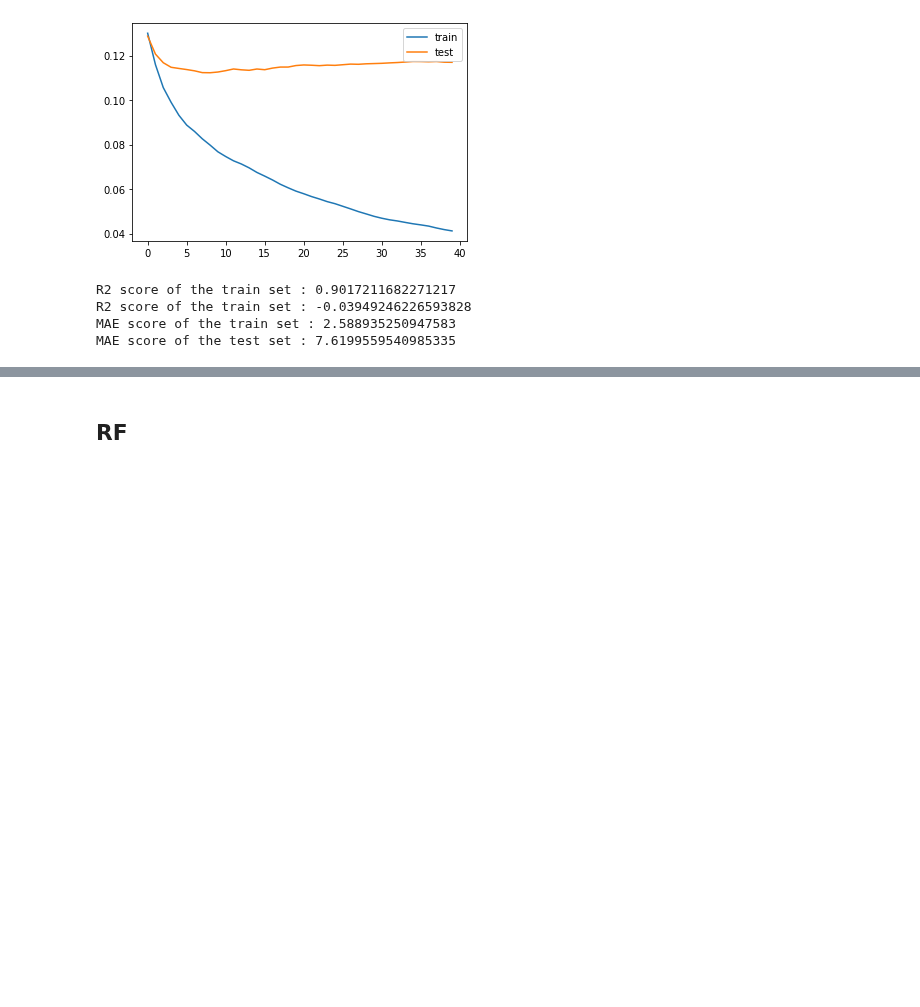
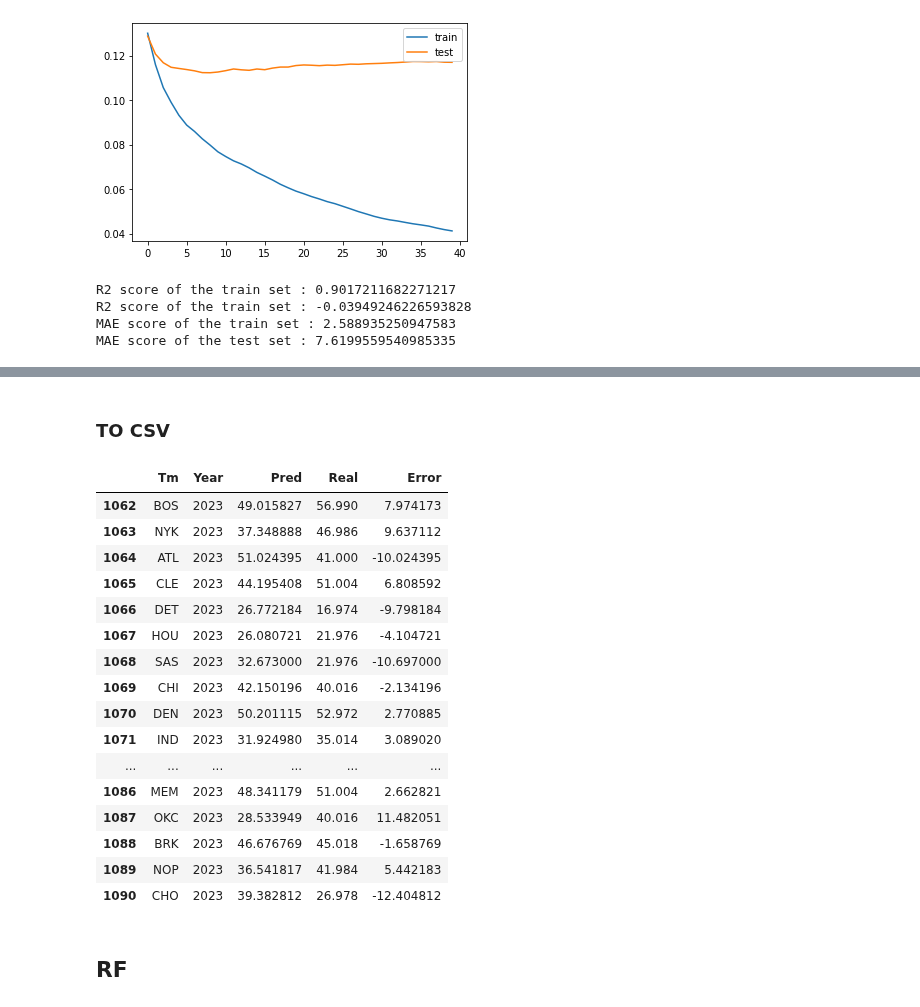
Before and after one commit to martinbog19/balling-on-the-edge, a Jupyter notebook: tree_models.ipynb, the cells around one changed output, grey strips where cells are left out. Saved outputs shown, nothing was run; the diff lists cells and outputs as text; code cells hidden in the pictures; blank space fills up the shorter version.

Commit message:
Pred to CSV

```diff
--- a/tree_models.ipynb
+++ b/tree_models.ipynb
@@ -140,0 +143,24 @@ MAE score of the test set : 7.6199559540985335
+# %%
+evalset = [(X_train, y_train), (X_test,y_test)]
+model = XGBRegressor(n_estimators = 40, max_depth = 5,
+                     reg_alpha = 0.5, reg_lambda = 1.5,
+                     colsample_bytree = 0.7, gamma = 0, eta = 0.3)
+
+model.fit(X_train, y_train, eval_set = evalset, verbose = 0)
+results = model.evals_result()
+plt.plot(results['validation_0']['rmse'], label='train')
+plt.plot(results['validation_1']['rmse'], label='test')
+# show the legend
+plt.legend()
+# show the plot
+plt.show()
+
+pred_train = winloss_win(model.predict(X_train))
+pred_test = winloss_win(model.predict(X_test))
+y_train_win = winloss_win(y_train)
+y_test_win = winloss_win(y_test)
+
+print(f"R2 score of the train set : {r2_score(pred_train, y_train_win)}")
+print(f"R2 score of the train set : {r2_score(pred_test, y_test_win)}")
+print(f"MAE score of the train set : {mean_absolute_error(pred_train, y_train_win)}")
+print(f"MAE score of the test set : {mean_absolute_error(pred_test, y_test_win)}")
@@ -140,0 +173,27 @@ MAE score of the test set : 7.6199559540985335
+# %% [markdown]
+### TO CSV
+# %%
+pred_df = df[(df.Year >= 2014)]
+pred_df = pred_df[["Tm", "Year"]]
+pred_df["Pred"] = winloss_win(model.predict(X_test))
+pred_df["Real"] = winloss_win(y_test)
+pred_df["Error"] = pred_df.Real - pred_df.Pred
+pred_df[(pred_df.Year == 2023)]
+# %% [output]
+|  | Tm | Year | Pred | Real | Error |
+| 1062 | BOS | 2023 | 49.015827 | 56.990 | 7.974173 |
+| 1063 | NYK | 2023 | 37.348888 | 46.986 | 9.637112 |
+| 1064 | ATL | 2023 | 51.024395 | 41.000 | -10.024395 |
+| 1065 | CLE | 2023 | 44.195408 | 51.004 | 6.808592 |
+| 1066 | DET | 2023 | 26.772184 | 16.974 | -9.798184 |
+| 1067 | HOU | 2023 | 26.080721 | 21.976 | -4.104721 |
+| 1068 | SAS | 2023 | 32.673000 | 21.976 | -10.697000 |
+| 1069 | CHI | 2023 | 42.150196 | 40.016 | -2.134196 |
+| 1070 | DEN | 2023 | 50.201115 | 52.972 | 2.770885 |
+| 1071 | IND | 2023 | 31.924980 | 35.014 | 3.089020 |
+| ... | ... | ... | ... | ... | ... |
+| 1086 | MEM | 2023 | 48.341179 | 51.004 | 2.662821 |
+| 1087 | OKC | 2023 | 28.533949 | 40.016 | 11.482051 |
+| 1088 | BRK | 2023 | 46.676769 | 45.018 | -1.658769 |
+| 1089 | NOP | 2023 | 36.541817 | 41.984 | 5.442183 |
+| 1090 | CHO | 2023 | 39.382812 | 26.978 | -12.404812 |
```
Also changed, not shown: parts of 8 cells of this notebook, 2 other files.
